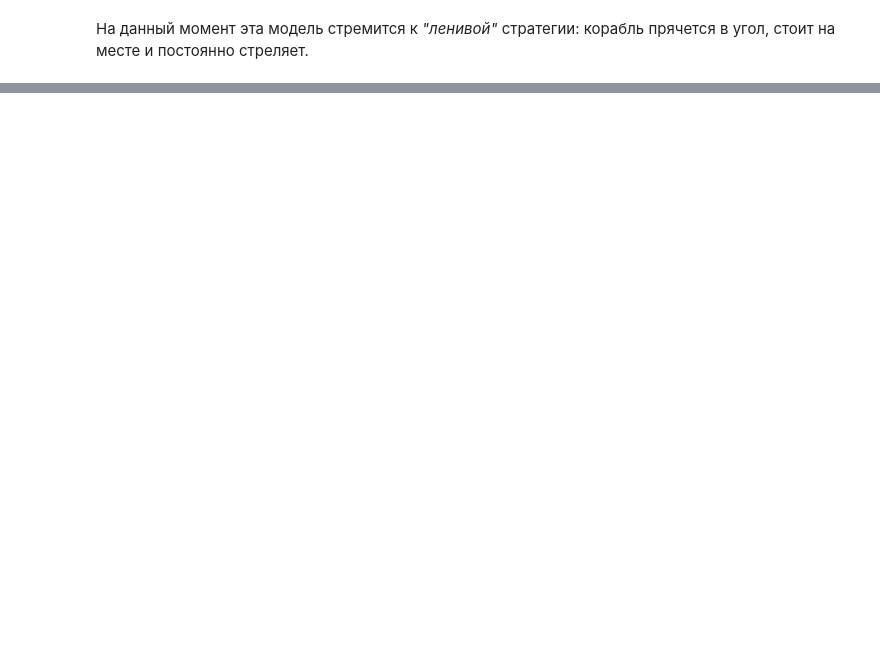
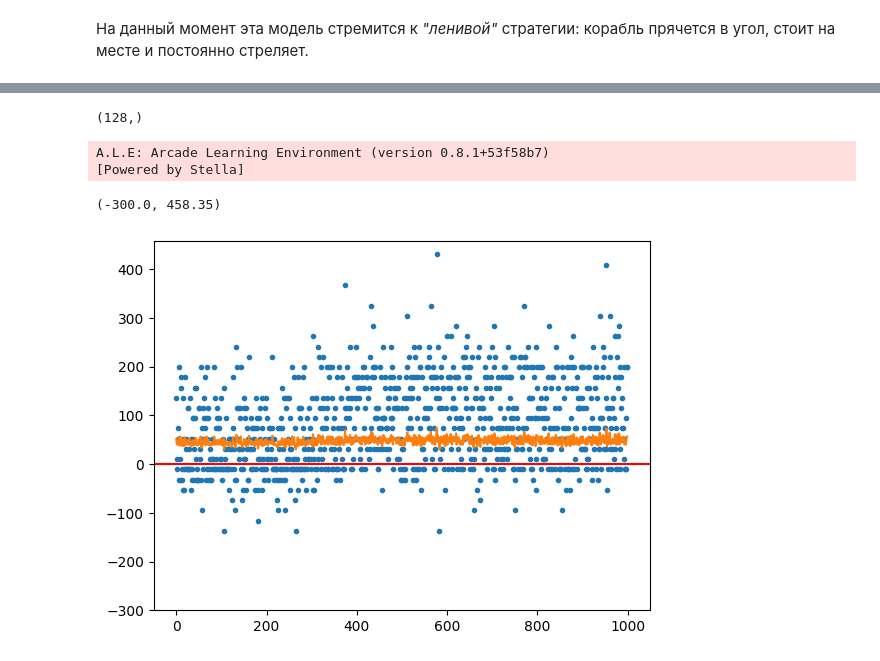
Before and after one commit to Flawed1/ml_2024, a Jupyter notebook: project.ipynb, the cells around one changed output, grey strips where cells are left out. Cells and saved outputs as stored; diff of their text form; code cells hidden in the pictures; blank space fills up the shorter version.

```diff
--- a/project.ipynb
+++ b/project.ipynb
@@ -377,0 +619,23 @@ env.close()
+# %%
+env.observation_space.shape
+# %% [output]
+(128,)
+# %%
+agent = Agent(env.action_space.n, env.observation_space.shape[0], alpha=0.0002)
+# %%
+rewards: list[float] = list()
+# %%
+env = gym.make("ALE/Assault-ram-v5")
+# %% [output]
+A.L.E: Arcade Learning Environment (version 0.8.1+53f58b7)
+[Powered by Stella]
+# %%
+rewards.extend(ppo_learning(env, agent, 500))
+# %%
+plt.plot(rewards, ".")
+plt.plot(np.poly1d(np.polyfit(range(len(rewards)), rewards, 3))(rewards))
+plt.axhline(color="red")
+plt.ylim(bottom=-300)
+# %% [output]
+(-300.0, 458.35)
+[figure, added]
```
Also changed, not shown: parts of 21 cells of this notebook.
